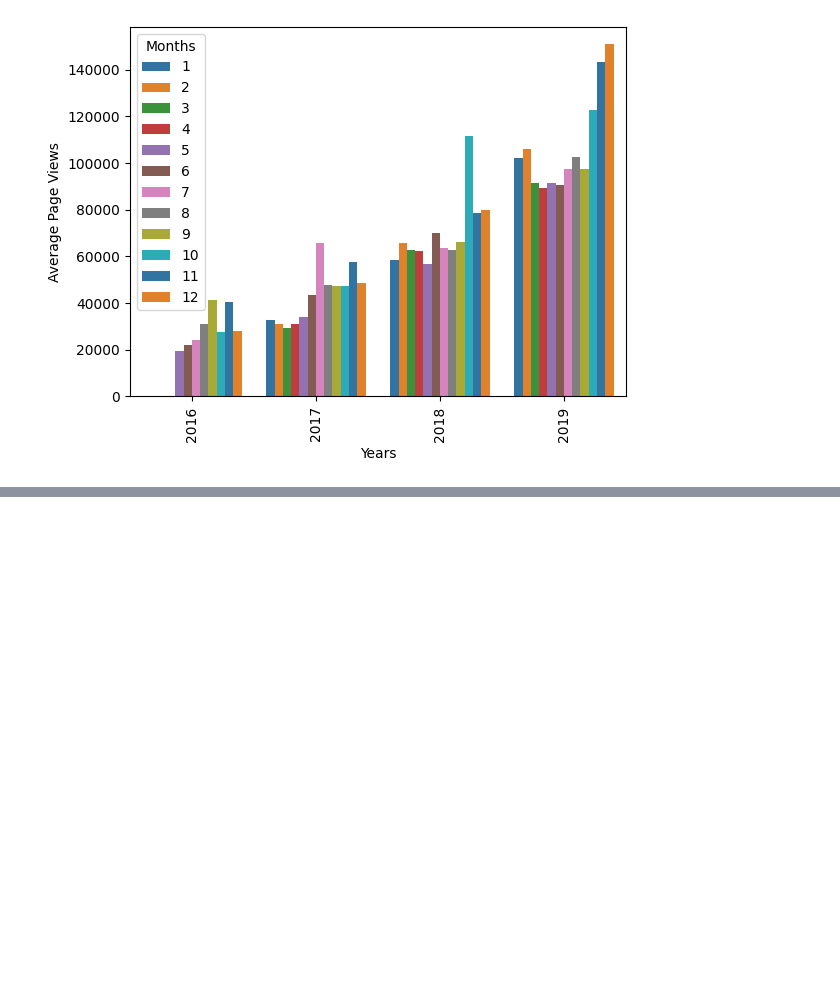
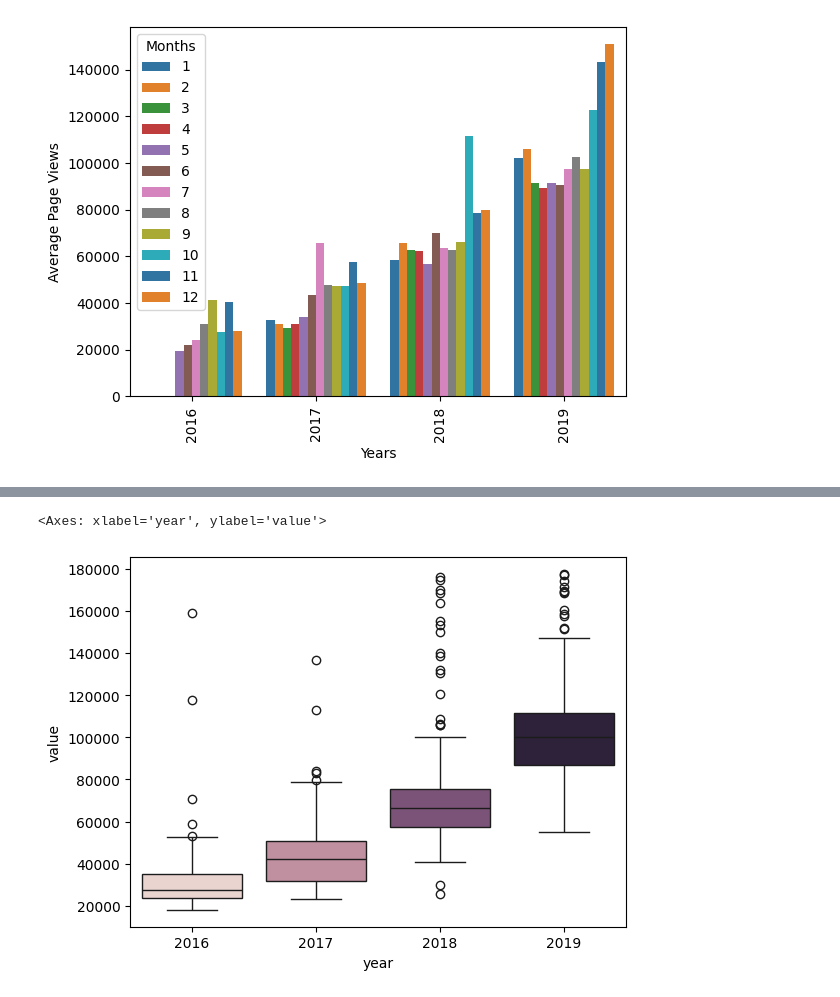
Before and after one commit to cruzcyn/Page-View-Time-Series-Visualizer, a Jupyter notebook: notebook.ipynb, the cells around one changed output, grey strips where cells are left out. Saved outputs shown, nothing was run; the diff lists cells and outputs as text; code cells hidden in the pictures; blank space fills up the shorter version.

Commit message:
Create first plot in the Jupyter Notebook

```diff
--- a/notebook.ipynb
+++ b/notebook.ipynb
@@ -89,3 +89,16 @@ plt.ylabel("Average Page Views")
 # %% [output]
 Text(0, 0.5, 'Average Page Views')
 [figure]
+# %%
+# DRAW BOX PLOT
+# Use Seaborn to draw two adjacent box plots similar to Figure_3
+# The plots should show how the values are distributed within a given year or month and how it compares over time.
+# Title of the first plot: "Year-wise Box Plot (Trend)"
+# Title of the second plot: "Month-wise Box Plot (Seasonality)"
+# Make sure month labels on bottom start at "Jan"
+# Make sure x and y axes are labeled correctly.
+
+df_box = df.copy()
+df_box.reset_index(inplace=True)
+df_box['year'] = [d.year for d in df_box.date]
+df_box['month'] = [d.strftime('%b') for d in df_box.date]
@@ -91,0 +114,11 @@ Text(0, 0.5, 'Average Page Views')
+# %%
+# The plots should show how the values are distributed within a given year or month and how it compares over time.
+# Title of the first plot: "Year-wise Box Plot (Trend)"
+
+sns.boxplot(data=df_box,
+            x="year", y="value",
+            hue="year",
+            legend=False)
+# %% [output]
+<Axes: xlabel='year', ylabel='value'>
+[figure, added]
```
Also changed, not shown: parts of 1 cell of this notebook.
